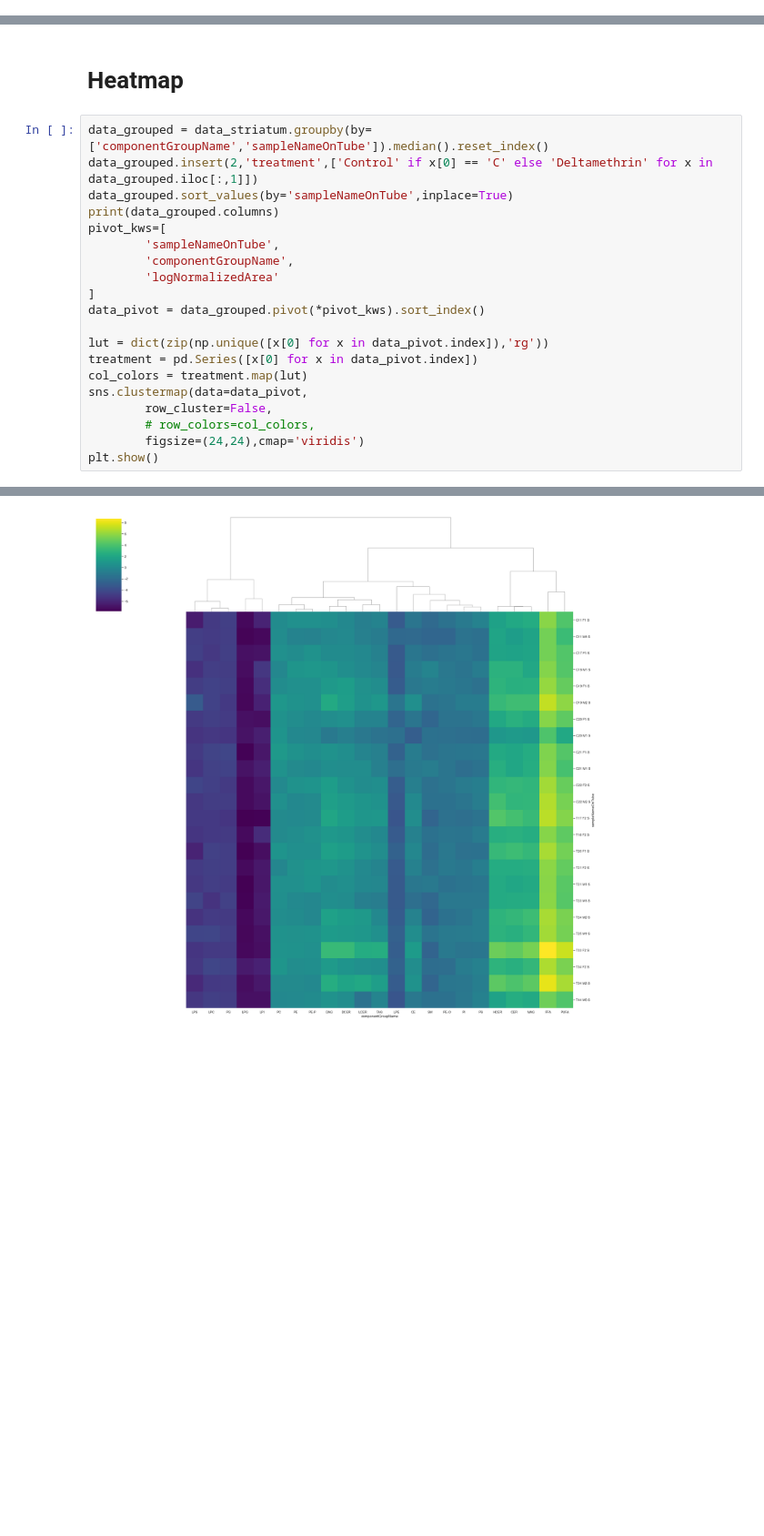
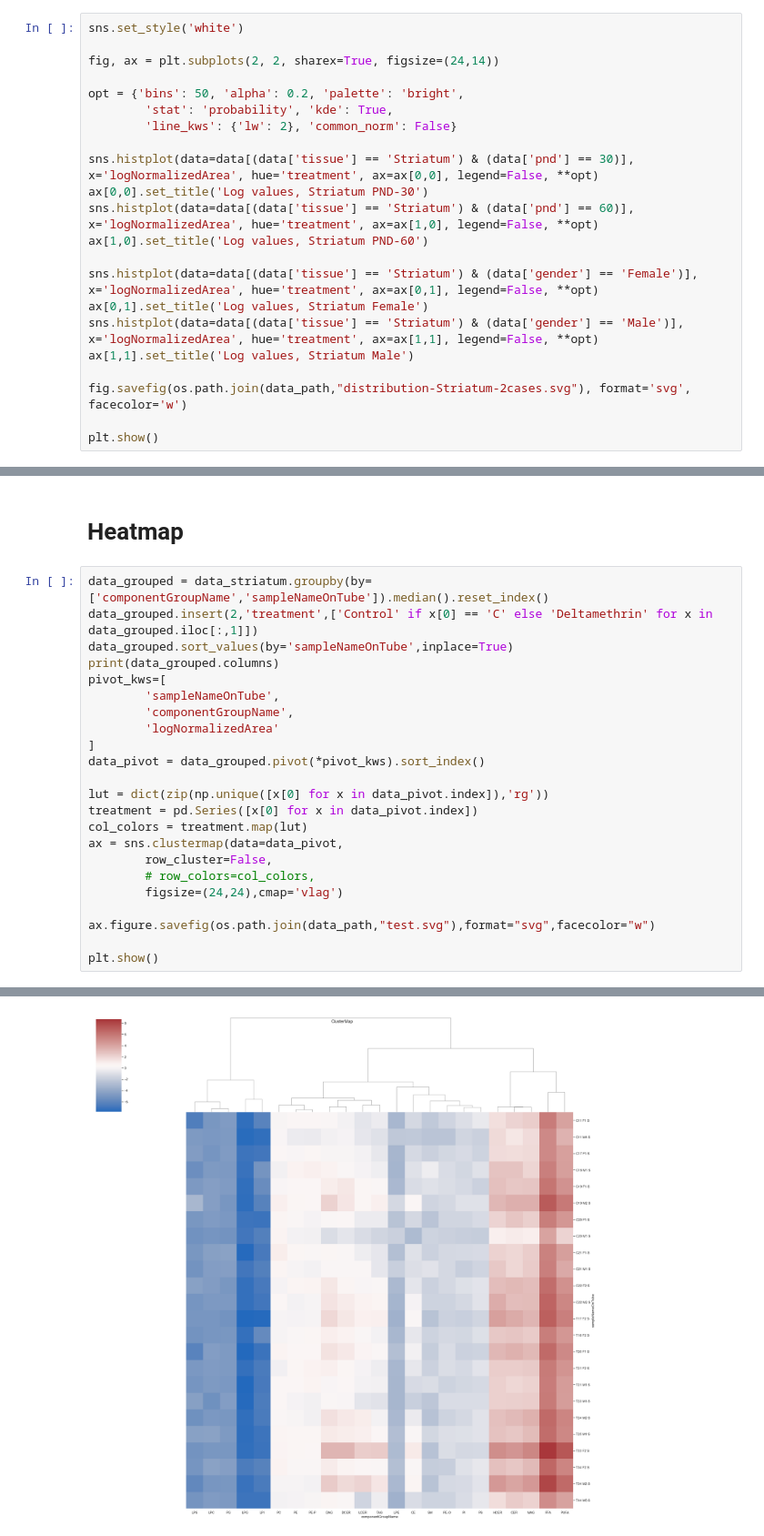
Before and after one commit to Ivan2nn/lipids, a Jupyter notebook: analysis-normalized-area.ipynb, the cells around one changed output, grey strips where cells are left out. Shown at 91% size. Saved outputs shown, nothing was run; the diff lists cells and outputs as text; blank space fills up the shorter version.

Commit message:
Other plots

```diff
--- a/analysis-normalized-area.ipynb
+++ b/analysis-normalized-area.ipynb
@@ -116,3 +116,25 @@ fig.savefig(os.path.join(data_path,"distribution-3cases.svg"), format='svg', fac
 plt.show()
 # %% [output]
 [figure]
+# %%
+sns.set_style('white')
+
+fig, ax = plt.subplots(2, 2, sharex=True, figsize=(24,14))
+
+opt = {'bins': 50, 'alpha': 0.2, 'palette': 'bright',
+        'stat': 'probability', 'kde': True,
+        'line_kws': {'lw': 2}, 'common_norm': False}
+
+sns.histplot(data=data[(data['tissue'] == 'Striatum') & (data['pnd'] == 30)], x='logNormalizedArea', hue='treatment', ax=ax[0,0], legend=False, **opt)
+ax[0,0].set_title('Log values, Striatum PND-30')
+sns.histplot(data=data[(data['tissue'] == 'Striatum') & (data['pnd'] == 60)], x='logNormalizedArea', hue='treatment', ax=ax[1,0], legend=False, **opt)
+ax[1,0].set_title('Log values, Striatum PND-60')
+
+sns.histplot(data=data[(data['tissue'] == 'Striatum') & (data['gender'] == 'Female')], x='logNormalizedArea', hue='treatment', ax=ax[0,1], legend=False, **opt)
+ax[0,1].set_title('Log values, Striatum Female')
+sns.histplot(data=data[(data['tissue'] == 'Striatum') & (data['gender'] == 'Male')], x='logNormalizedArea', hue='treatment', ax=ax[1,1], legend=False, **opt)
+ax[1,1].set_title('Log values, Striatum Male')
+
+fig.savefig(os.path.join(data_path,"distribution-Striatum-2cases.svg"), format='svg', facecolor='w')
+
+plt.show()
@@ -271,31 +295,34 @@ sm.stats.anova_lm(model, typ=2)
 # %%
 data_grouped = data_striatum.groupby(by=['componentGroupName','sampleNameOnTube']).median().reset_index()
 data_grouped.insert(2,'treatment',['Control' if x[0] == 'C' else 'Deltamethrin' for x in data_grouped.iloc[:,1]])
 data_grouped.sort_values(by='sampleNameOnTube',inplace=True)
 print(data_grouped.columns)
 pivot_kws=[
         'sampleNameOnTube',
         'componentGroupName',
         'logNormalizedArea'
 ]
 data_pivot = data_grouped.pivot(*pivot_kws).sort_index()
 
 lut = dict(zip(np.unique([x[0] for x in data_pivot.index]),'rg'))
 treatment = pd.Series([x[0] for x in data_pivot.index])
 col_colors = treatment.map(lut)
-sns.clustermap(data=data_pivot,
+ax = sns.clustermap(data=data_pivot,
         row_cluster=False,
         # row_colors=col_colors,
-        figsize=(24,24),cmap='viridis')
+        figsize=(24,24),cmap='vlag')
+
+ax.figure.savefig(os.path.join(data_path,"test.svg"),format="svg",facecolor="w")
+
 plt.show()
 # %% [output]
 Index(['componentGroupName', 'sampleNameOnTube', 'treatment',
        'injectionVolume', 'expectedRt', 'area', 'isArea', 'areaRatio',
        'retentionTime', 'signalNoise', 'tissueWeightMg', 'normalizedArea',
        'pnd', 'sampleName', 'isNormalizationFactor', 'normfactor',
        'logNormalizedArea', 'logAreaRatio'],
       dtype='object')
-[figure, old version]
+[figure, new version]
 # %%
 cgn_selected = ['PC','PE','PE-P','DAG','DCER','LCER',
     # 'TAG','LPE','CE','SM','PE-O','PI','PS'
```
Also changed, not shown: parts of 2 cells of this notebook, 1 other file.
